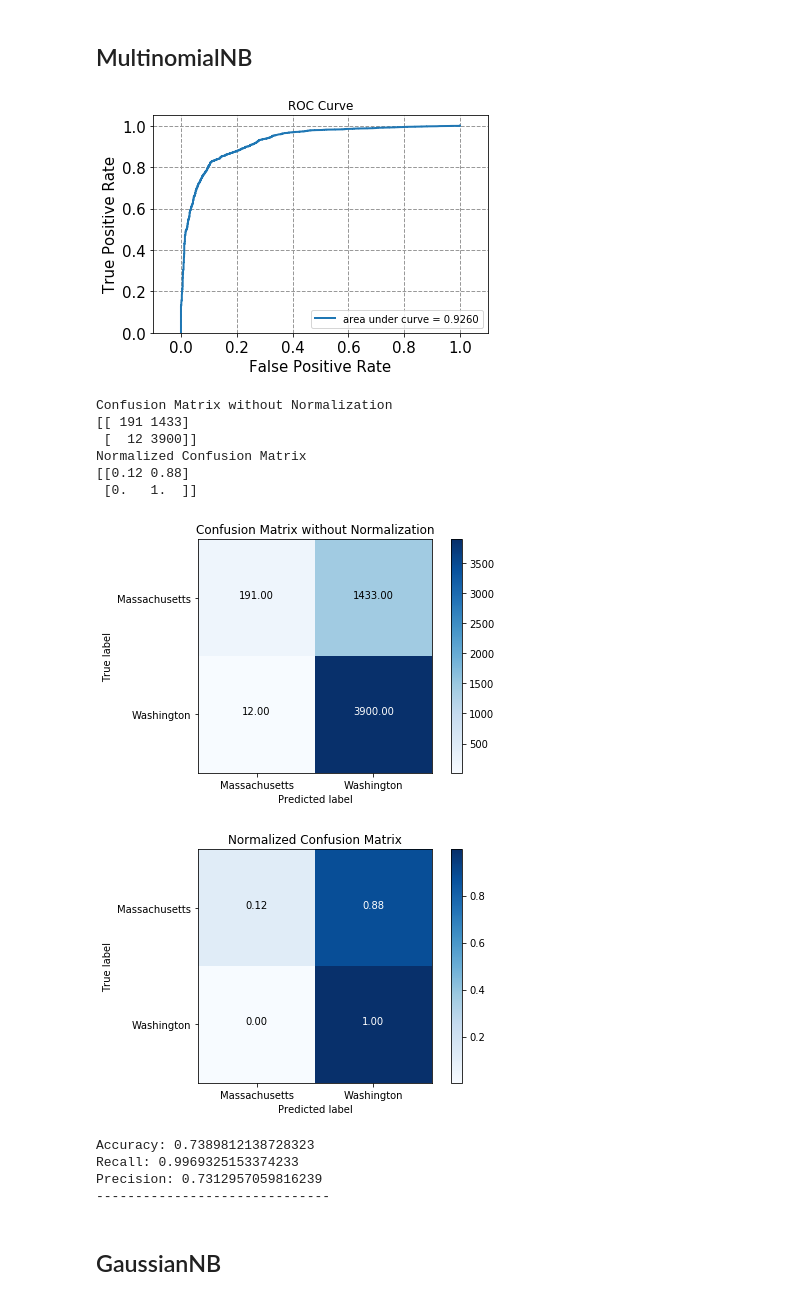
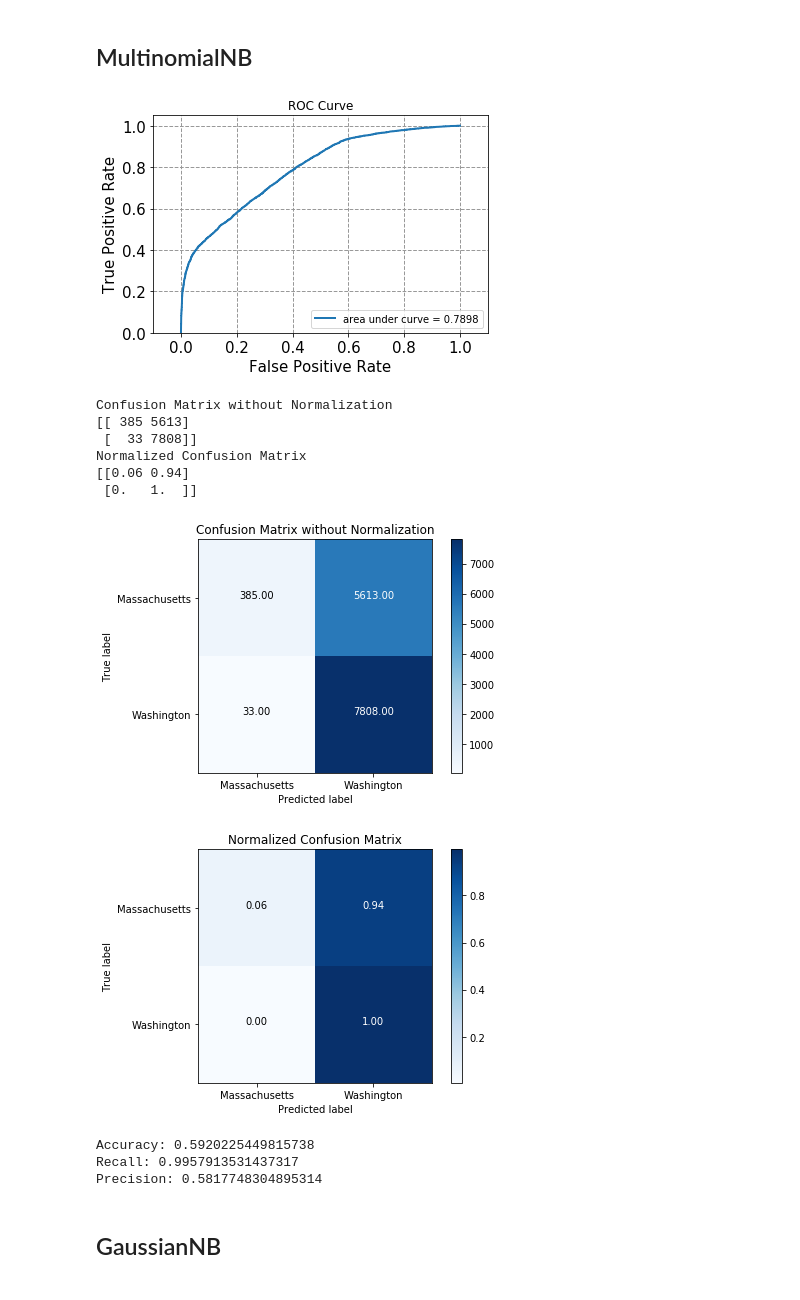
Before and after one commit to superAX/Twitter-Popularity-Prediction, a Jupyter notebook: EE219_Project5-Part2.ipynb, the cells around one changed output. Drawn from its saved outputs; the diff is of its cells as text; code cells hidden in the pictures.

```diff
--- a/EE219_Project5-Part2.ipynb
+++ b/EE219_Project5-Part2.ipynb
@@ -263,21 +231,46 @@ def report_model(pipe):
 # %% [markdown]
 ## MultinomialNB
-# %%
-pipe = produce_pipeline(2, MultinomialNB())
-report_model(pipe)
-# %% [output]
-[figure, removed]
-Confusion Matrix without Normalization
-[[ 191 1433]
- [  12 3900]]
-Normalized Confusion Matrix
-[[0.12 0.88]
- [0.   1.  ]]
-[figure, removed]
-[figure, removed]
-Accuracy: 0.7389812138728323
-Recall: 0.9969325153374233
-Precision: 0.7312957059816239
-------------------------------
+# %%
+X=texts
+y=locations
+
+X = vectorizer.fit_transform(X)
+X = tfidf_transformer.fit_transform(X)
+X = nmf.fit_transform(X)
+y = np.array(y)
+
+X_train, X_test, y_train, y_test = train_test_split(X, y, test_size=0.25, random_state=42)
+# %%
+clf = MultinomialNB().fit(X_train, y_train)
+
+test_score = clf.predict_proba(X_test)
+test_predict = clf.predict(X_test)
+
+fpr, tpr, threshold = roc_curve(y_test, test_score[:,1])
+
+plot_roc(fpr, tpr)
+compute_and_plot_confusion_matrix(y_test, test_predict)
+
+accuracy = accuracy_score(y_test, test_predict)
+print('Accuracy:',accuracy)
+
+recall = recall_score(y_test, test_predict)
+print('Recall:',recall)
+
+precision = precision_score(y_test, test_predict)
+print('Precision:',precision)
+# %% [output]
+[figure, added]
+Confusion Matrix without Normalization
+[[ 385 5613]
+ [  33 7808]]
+Normalized Confusion Matrix
+[[0.06 0.94]
+ [0.   1.  ]]
+[figure, added]
+[figure, added]
+Accuracy: 0.5920225449815738
+Recall: 0.9957913531437317
+Precision: 0.5817748304895314
 # %% [markdown]
 ## GaussianNB
```
Also changed, not shown: parts of 11 cells of this notebook, 1 other file.
